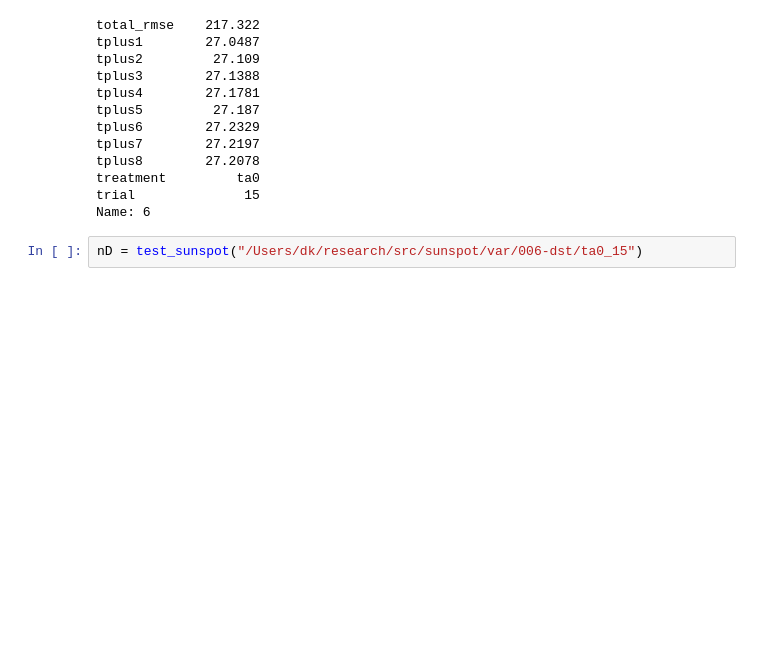
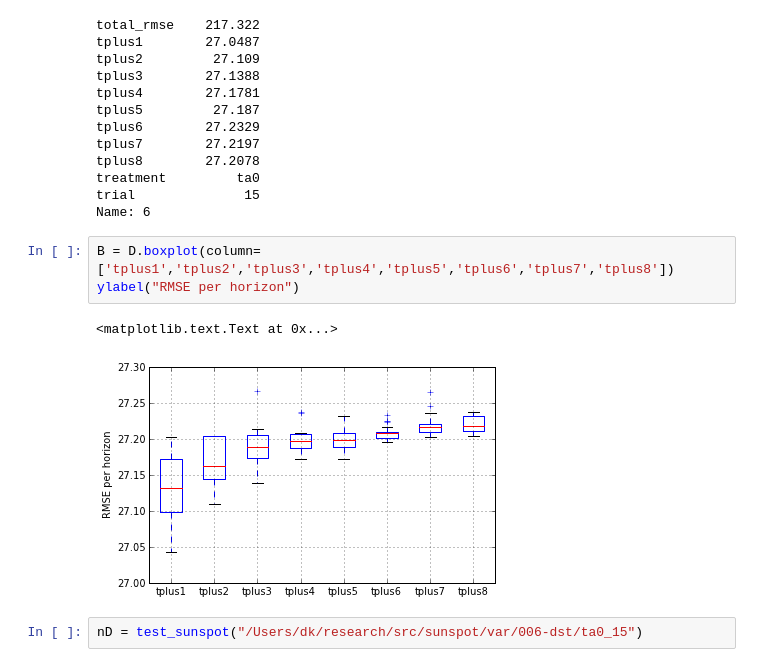
Before and after one commit to mmirmomeni/sunspot, a Jupyter notebook: math/sunspot.ipynb, the cells around one changed output. Saved outputs shown, nothing was run; the diff lists cells and outputs as text; blank space fills up the shorter version.

```diff
--- a/math/sunspot.ipynb
+++ b/math/sunspot.ipynb
@@ -253,6 +271,12 @@ tplus8        27.2078
 treatment         ta0
 trial              15
 Name: 6
+# %%
+B = D.boxplot(column=['tplus1','tplus2','tplus3','tplus4','tplus5','tplus6','tplus7','tplus8'])
+ylabel("RMSE per horizon")
+# %% [output]
+<matplotlib.text.Text at 0x...>
+[figure, added]
 # %%
 nD = test_sunspot("/Users/dk/research/src/sunspot/var/006-dst/ta0_15")
 # %% [output]
```
Also changed, not shown: parts of 3 cells of this notebook.
